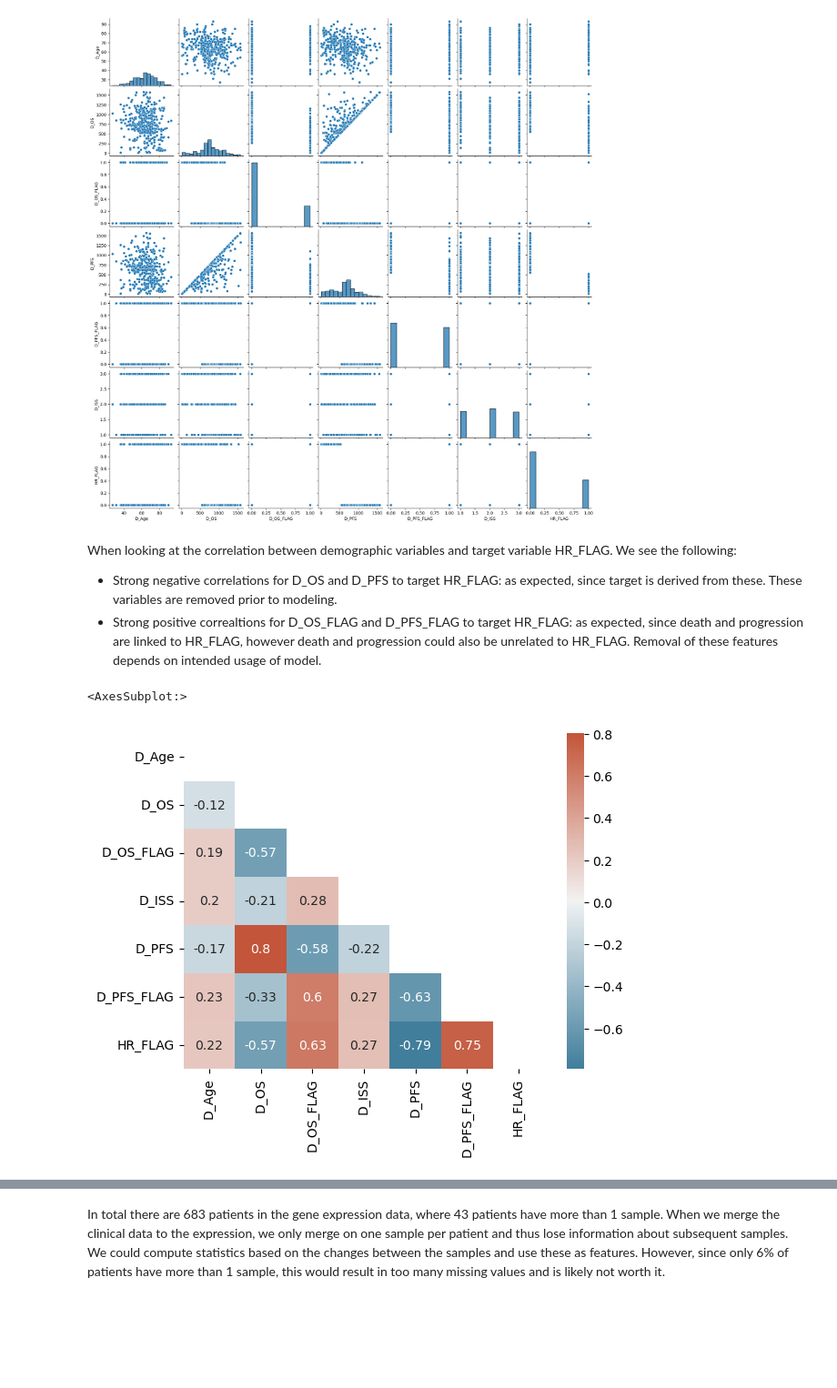
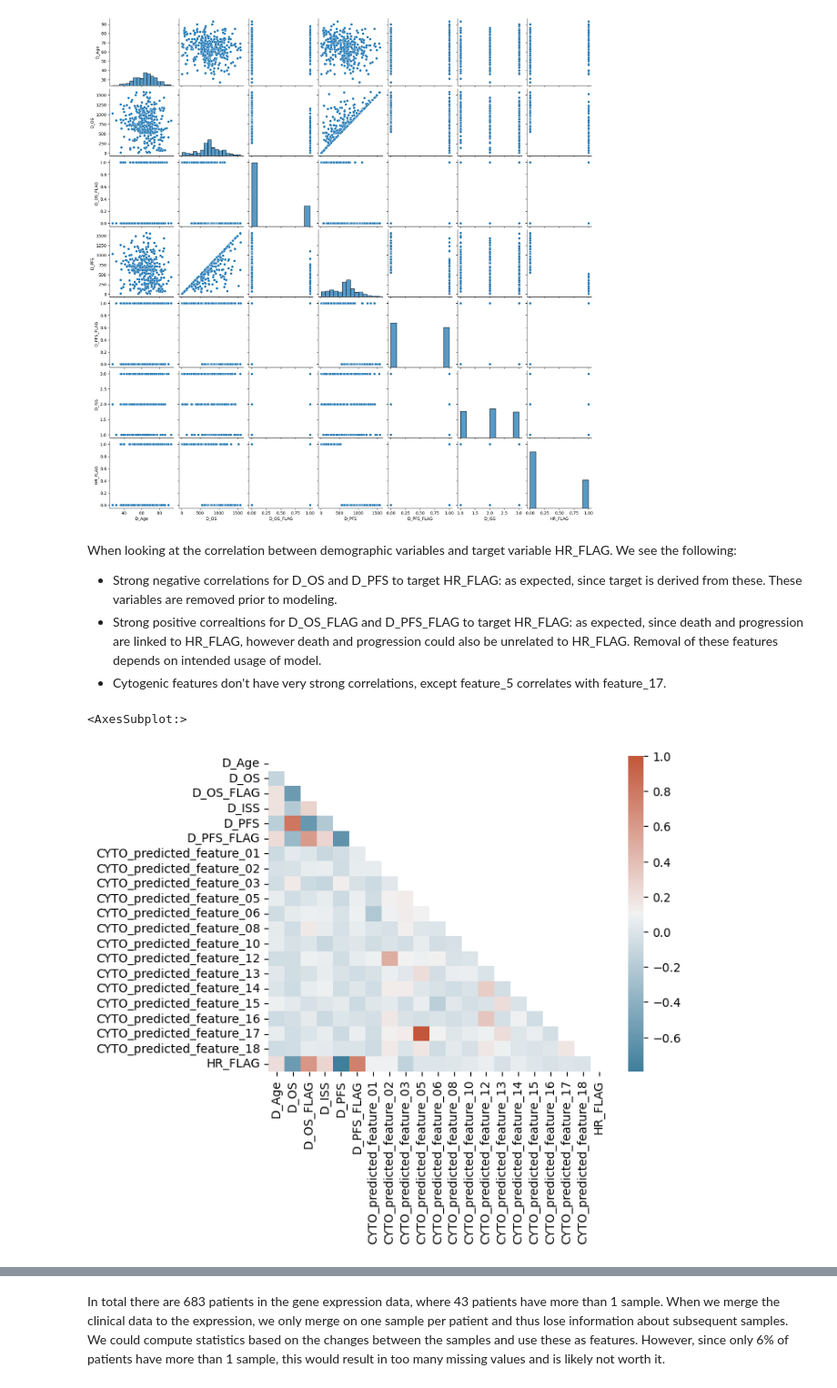
Before and after one commit to daanknoors/mm_highrisk, a Jupyter notebook: notebooks/000_exploratory_data_analysis.ipynb, the cells around one changed output, grey strips where cells are left out. Shown at 91% size. Drawn from its saved outputs; the diff is of its cells as text; code cells hidden in the pictures; blank space fills up the shorter version.

```diff
--- a/notebooks/000_exploratory_data_analysis.ipynb
+++ b/notebooks/000_exploratory_data_analysis.ipynb
@@ -248,9 +270,11 @@ sns.pairplot(df_clinical[subset])
 When looking at the correlation between demographic variables and target variable HR_FLAG. We see the following:
 - Strong negative correlations for D_OS and D_PFS to target HR_FLAG: as expected, since target is derived from these. These variables are removed prior to modeling.
 - Strong positive correaltions for D_OS_FLAG and D_PFS_FLAG to target HR_FLAG: as expected, since death and progression are linked to HR_FLAG, however death and progression could also be unrelated to HR_FLAG. Removal of these features depends on intended usage of model.
+- Cytogenic features don't have very strong correlations, except feature_5 correlates with feature_17.
 # %%
-corr_clinical = df_clinical[config.FEATURES_DEMOGRAPHICS + [config.TARGET]].corr()
-sns.heatmap(corr_clinical, cmap=sns.diverging_palette(230, 20, as_cmap=True), annot=True, mask=np.triu(np.ones_like(corr_clinical, dtype=bool)))
+df_clinical_sub = df_clinical[config.FEATURES_DEMOGRAPHICS + config.FEATURES_CYTO + [config.TARGET]].copy().dropna(axis=1, how='all')
+corr_clinical = df_clinical_sub.fillna(df_clinical_sub.median()).corr()
+sns.heatmap(corr_clinical, cmap=sns.diverging_palette(230, 20, as_cmap=True), annot=False, mask=np.triu(np.ones_like(corr_clinical, dtype=bool)))
 # %% [output]
 <AxesSubplot:>
-[figure, old version]
+[figure, new version]
```
Also changed, not shown: parts of 24 cells of this notebook, 9 other files.
